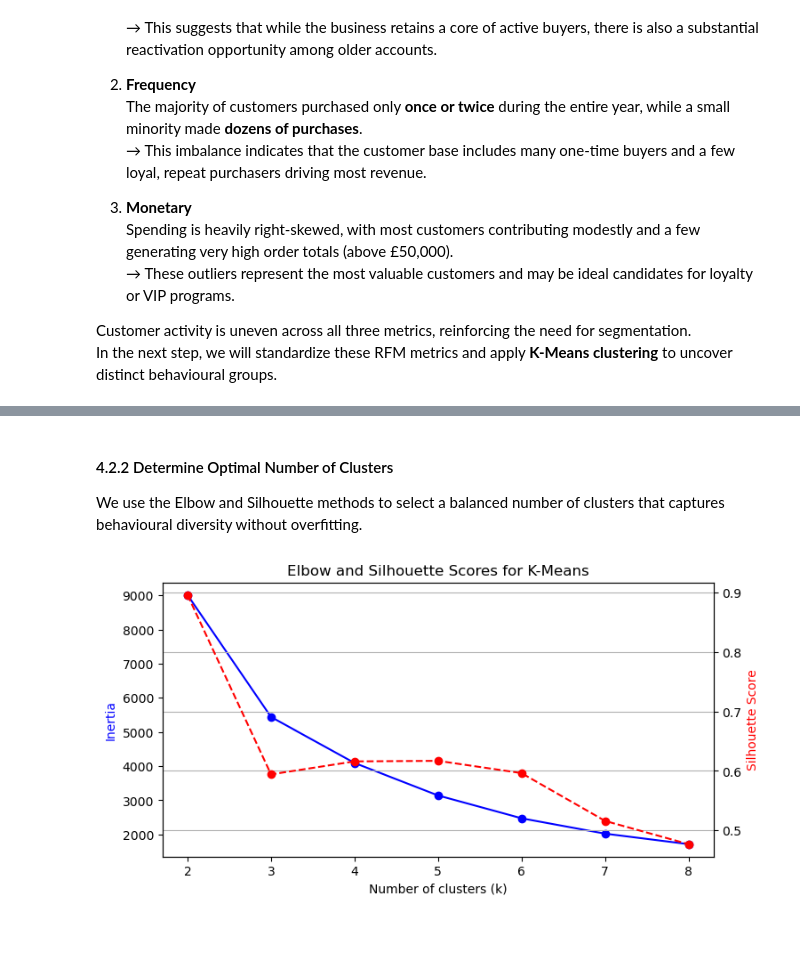
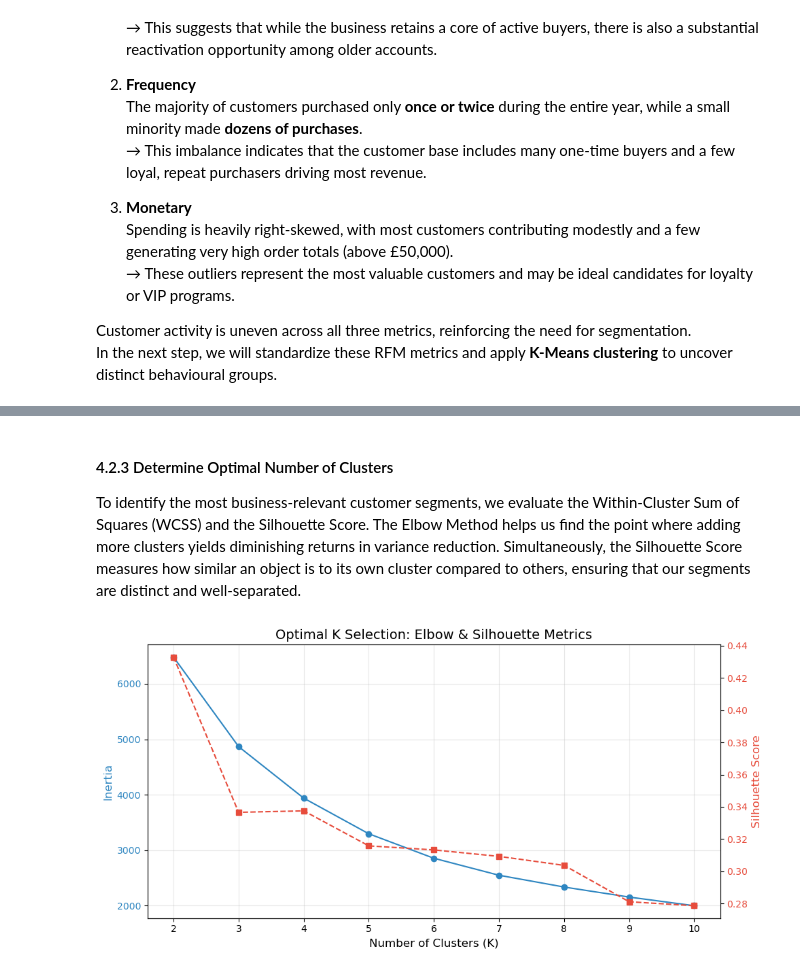
Before and after one commit to Hyeri-Jerrie-Kim/ecommerce-sales-analysis, a Jupyter notebook: notebooks/ecommerce_analysis.ipynb, the cells around one changed output, grey strips where cells are left out. Cells and saved outputs as stored; diff of their text form; code cells hidden in the pictures; blank space fills up the shorter version.

```diff
--- a/notebooks/ecommerce_analysis.ipynb
+++ b/notebooks/ecommerce_analysis.ipynb
@@ -567,34 +669,43 @@ rfm_scaled = scaler.fit_transform(rfm_features)
 # %% [markdown]
-#### 4.2.2 Determine Optimal Number of Clusters
-We use the Elbow and Silhouette methods to select a balanced number of clusters that captures behavioural diversity without overfitting.
+#### 4.2.3 Determine Optimal Number of Clusters
+To identify the most business-relevant customer segments, we evaluate the Within-Cluster Sum of Squares (WCSS) and the Silhouette Score. The Elbow Method helps us find the point where adding more clusters yields diminishing returns in variance reduction. Simultaneously, the Silhouette Score measures how similar an object is to its own cluster compared to others, ensuring that our segments are distinct and well-separated.
-# %%
-# === Evaluate optimal number of clusters ===
-# Compare inertia (Elbow) and silhouette scores to find the best cluster count.
-from sklearn.cluster import KMeans
-from sklearn.metrics import silhouette_score
-
-inertia = []
-silhouette = []
-K_range = range(2, 9)
-
-for k in K_range:
-    kmeans = KMeans(n_clusters=k, random_state=42)
-    kmeans.fit(rfm_scaled)
-    inertia.append(kmeans.inertia_)
-    silhouette.append(silhouette_score(rfm_scaled, kmeans.labels_))
-
-# Plot both metrics
-fig, ax1 = plt.subplots(figsize=(8,4))
-ax1.plot(K_range, inertia, 'bo-', label='Inertia (Elbow)')
-ax1.set_xlabel('Number of clusters (k)')
-ax1.set_ylabel('Inertia', color='b')
-
-ax2 = ax1.twinx()
-ax2.plot(K_range, silhouette, 'ro--', label='Silhouette Score')
-ax2.set_ylabel('Silhouette Score', color='r')
-
-plt.title('Elbow and Silhouette Scores for K-Means')
-plt.grid(True)
-plt.show()
-# %% [output]
-[figure, removed]
+# %%
+from sklearn.cluster import KMeans
+from sklearn.metrics import silhouette_score
+
+# === Evaluate Optimal K using Inertia and Silhouette Scores ===
+# We iterate through K values to find the balance between model fit and segment distinctness.
+# Using 'k-means++' ensures better convergence and reproducibility.
+inertia = []
+silhouette = []
+K_range = range(2, 11)
+
+for k in K_range:
+    # Initialize KMeans with k-means++ to avoid sub-optimal clustering
+    kmeans = KMeans(n_clusters=k, init='k-means++', random_state=42)
+    kmeans.fit(rfm_scaled)
+    inertia.append(kmeans.inertia_)
+    silhouette.append(silhouette_score(rfm_scaled, kmeans.labels_))
+
+# === Visualize Elbow and Silhouette Metrics ===
+# Dual-axis plotting provides a comprehensive view of clustering performance.
+fig, ax1 = plt.subplots(figsize=(10, 5))
+
+# Plot Inertia (Elbow)
+ax1.plot(K_range, inertia, color='#2E86C1', marker='o', linestyle='-', label='Inertia (WCSS)')
+ax1.set_xlabel('Number of Clusters (K)', fontsize=12)
+ax1.set_ylabel('Inertia', color='#2E86C1', fontsize=12)
+ax1.tick_params(axis='y', labelcolor='#2E86C1')
+
+# Plot Silhouette Score on secondary axis
+ax2 = ax1.twinx()
+ax2.plot(K_range, silhouette, color='#E74C3C', marker='s', linestyle='--', label='Silhouette Score')
+ax2.set_ylabel('Silhouette Score', color='#E74C3C', fontsize=12)
+ax2.tick_params(axis='y', labelcolor='#E74C3C')
+
+plt.title('Optimal K Selection: Elbow & Silhouette Metrics', fontsize=14)
+ax1.grid(True, alpha=0.3)
+fig.tight_layout()
+plt.show()
+# %% [output]
+[figure, added]
```
Also changed, not shown: parts of 32 cells of this notebook, 1 other file.
